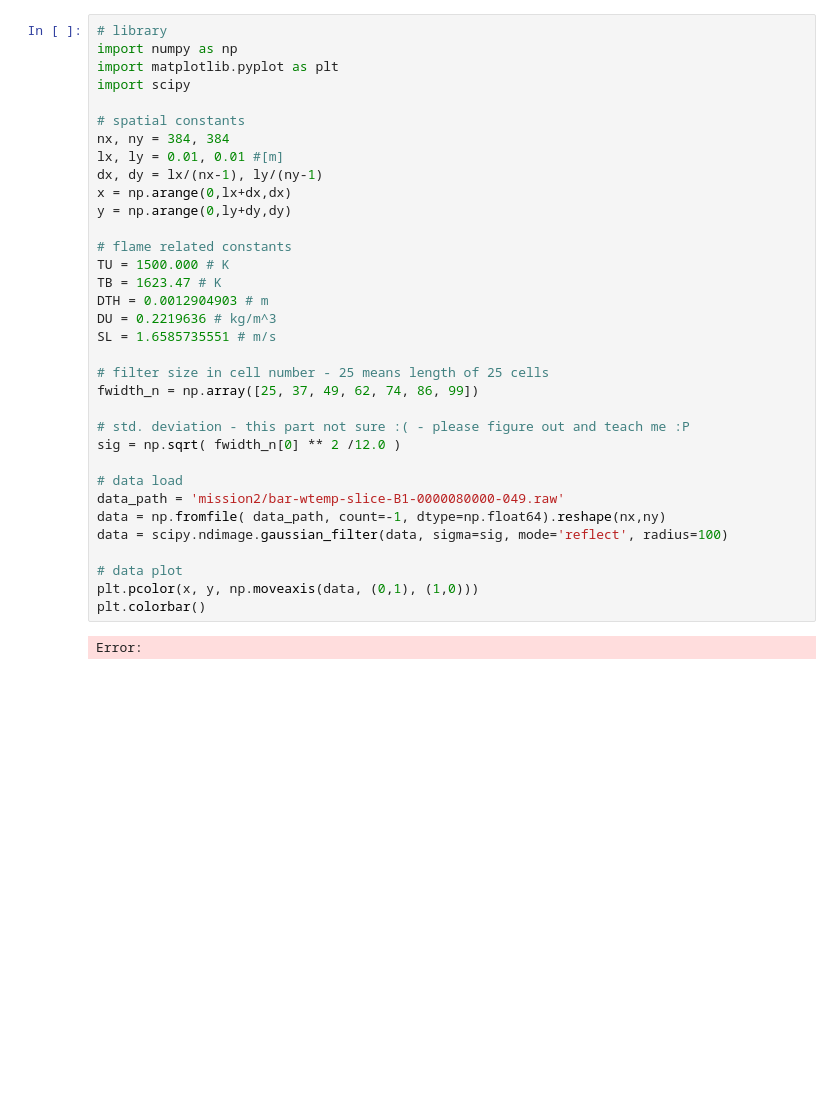
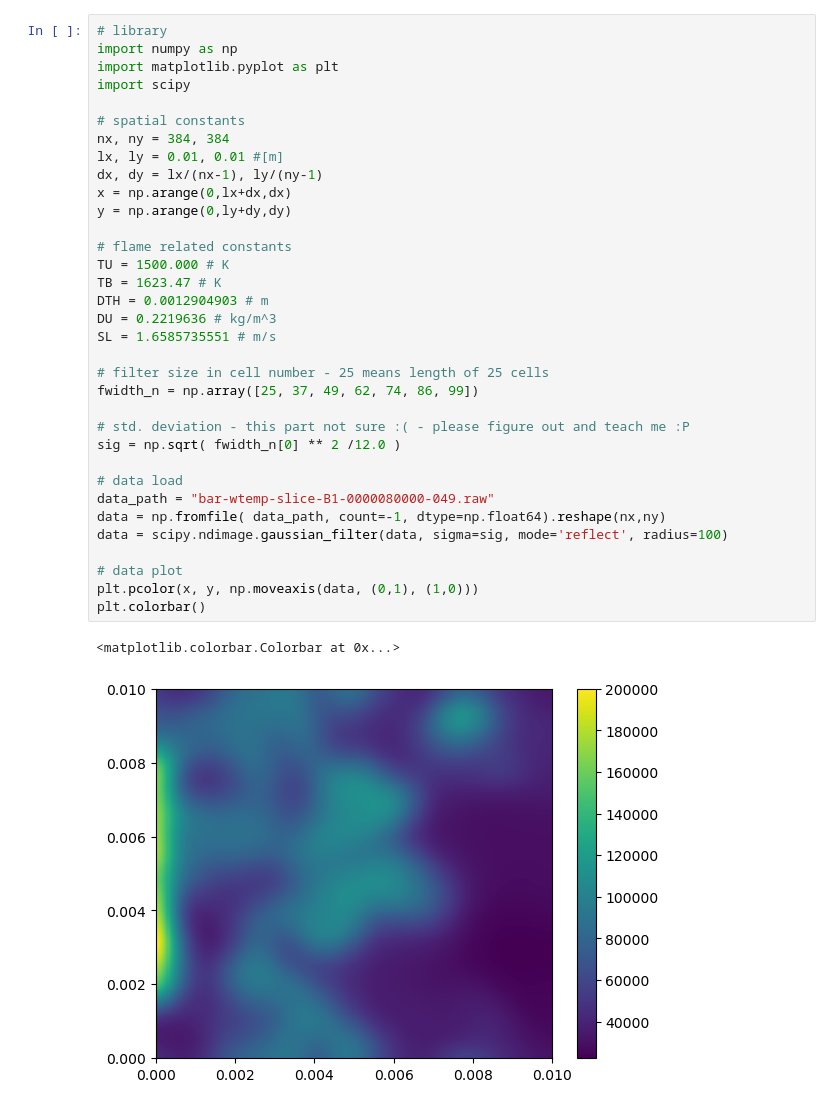
Before and after one commit to MedBox19/TAS-AE2224-I, a Jupyter notebook: mission2/Mission2.ipynb, the cells around one changed output. Saved outputs shown, nothing was run; the diff lists cells and outputs as text; blank space fills up the shorter version.

Commit message:
file path propper

```diff
--- a/mission2/Mission2.ipynb
+++ b/mission2/Mission2.ipynb
@@ -5,35 +5,36 @@ import matplotlib.pyplot as plt
 import scipy
 
 # spatial constants
 nx, ny = 384, 384
 lx, ly = 0.01, 0.01 #[m]
 dx, dy = lx/(nx-1), ly/(ny-1)
 x = np.arange(0,lx+dx,dx)
 y = np.arange(0,ly+dy,dy)
 
 # flame related constants
 TU = 1500.000 # K
 TB = 1623.47 # K
 DTH = 0.0012904903 # m
 DU = 0.2219636 # kg/m^3
 SL = 1.6585735551 # m/s
 
 # filter size in cell number - 25 means length of 25 cells
 fwidth_n = np.array([25, 37, 49, 62, 74, 86, 99])
 
 # std. deviation - this part not sure :( - please figure out and teach me :P
 sig = np.sqrt( fwidth_n[0] ** 2 /12.0 )
 
 # data load
-data_path = 'mission2/bar-wtemp-slice-B1-0000080000-049.raw'
+data_path = "bar-wtemp-slice-B1-0000080000-049.raw"
 data = np.fromfile( data_path, count=-1, dtype=np.float64).reshape(nx,ny)
 data = scipy.ndimage.gaussian_filter(data, sigma=sig, mode='reflect', radius=100)
 
 # data plot
 plt.pcolor(x, y, np.moveaxis(data, (0,1), (1,0)))
 plt.colorbar()
 # %% [output]
-Error:
+<matplotlib.colorbar.Colorbar at 0x...>
+[figure, added]
 # %%
 # library
 import numpy as np
```
Also changed, not shown: parts of 1 cell of this notebook.
